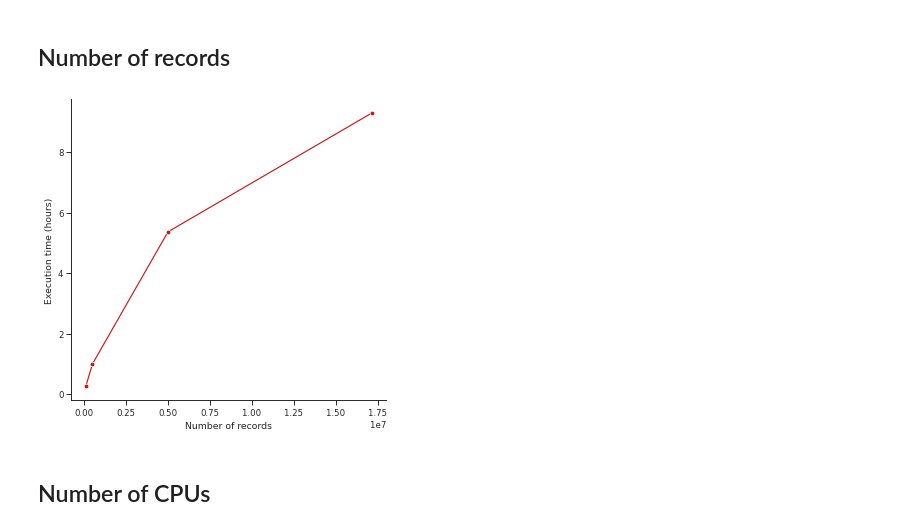
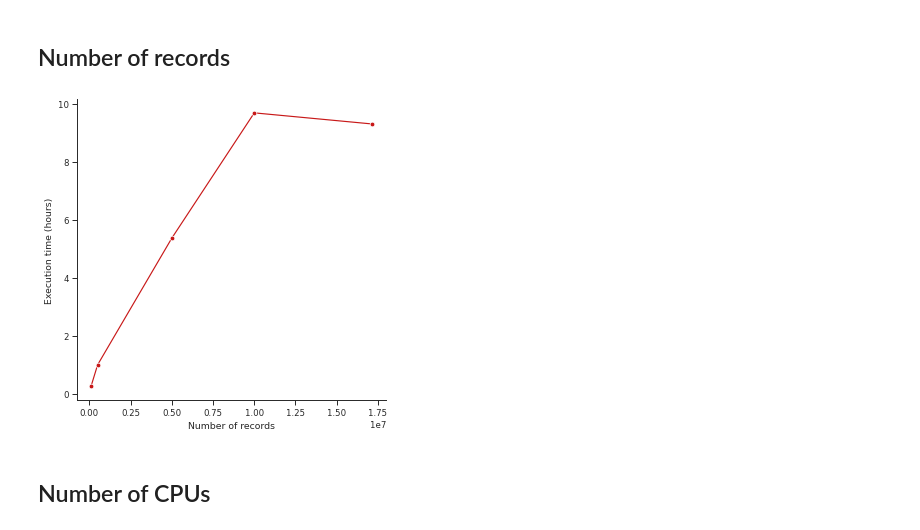
Before and after one commit to hacdias/MCSE, a Jupyter notebook: plots.ipynb, the cells around one changed output. Drawn from its saved outputs; the diff is of its cells as text; code cells hidden in the pictures.

```diff
--- a/plots.ipynb
+++ b/plots.ipynb
@@ -15,25 +15,27 @@ sns.set_theme(context=CONTEXT, style='ticks', palette=sns.color_palette(['#c8181
 # %%
 x = [
     100_000,
     500_000,
     5_000_000,
+    10_000_000,
     17_159_057
 ]
 y = [
     datetime.timedelta(minutes=15, seconds=23),
     datetime.timedelta(minutes=59, seconds=57),
     datetime.timedelta(hours=5, minutes=22),
+    datetime.timedelta(hours=9, minutes=41),
     datetime.timedelta(hours=9, minutes=18)
 ]
 y = [d.total_seconds() / 3600 for d in y]
 
 g = sns.relplot(x=x, y=y, kind='line', marker='o')
 g.set_axis_labels('Number of records', 'Execution time (hours)')
 g.despine()
 plt.savefig(f'plot_num_records.{FIG_TYPE}', bbox_inches='tight')
 plt.show()
 # %% [output]
-[figure, old version]
+[figure, new version]
 # %% [markdown]
 ## Number of CPUs
 # %%
```
Also changed, not shown: 1 other file.
